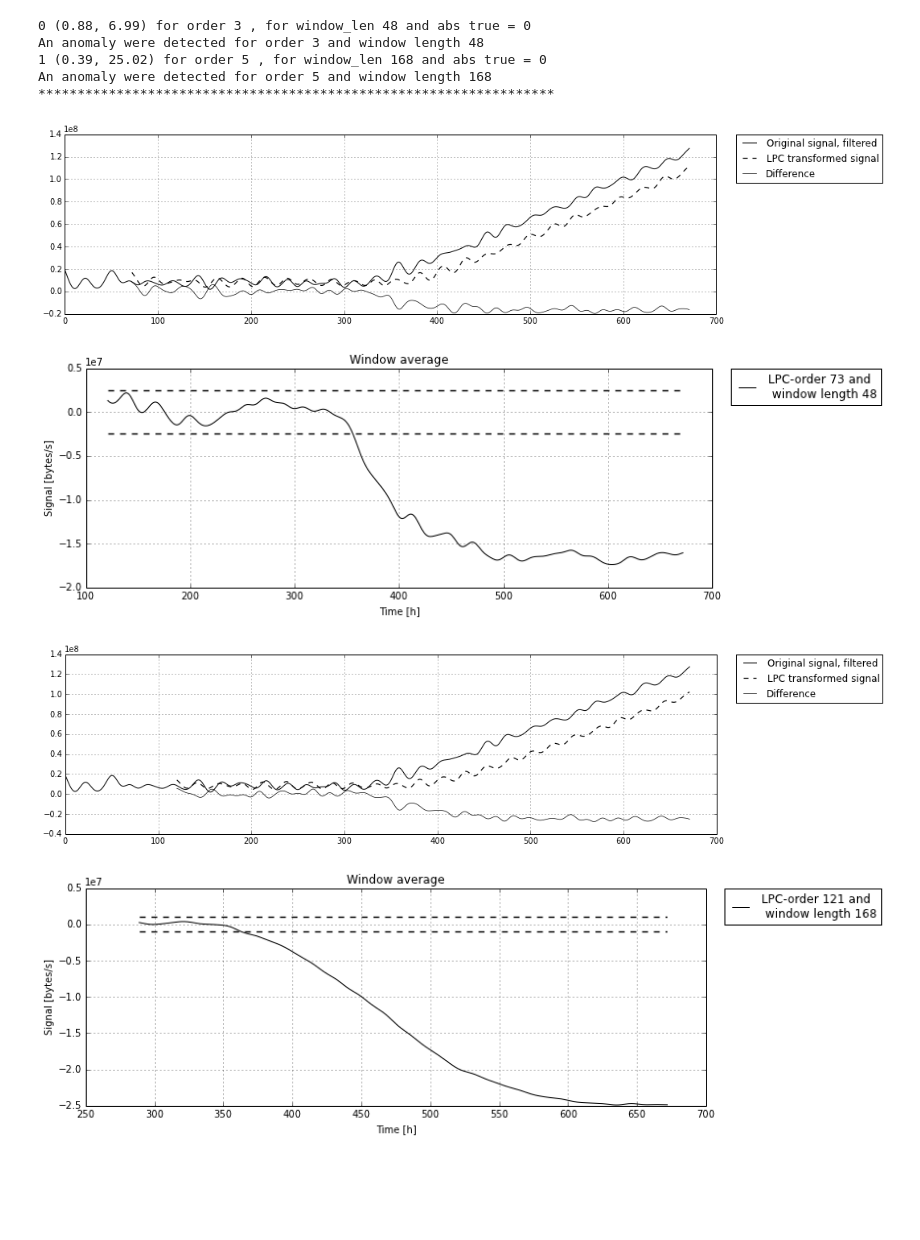
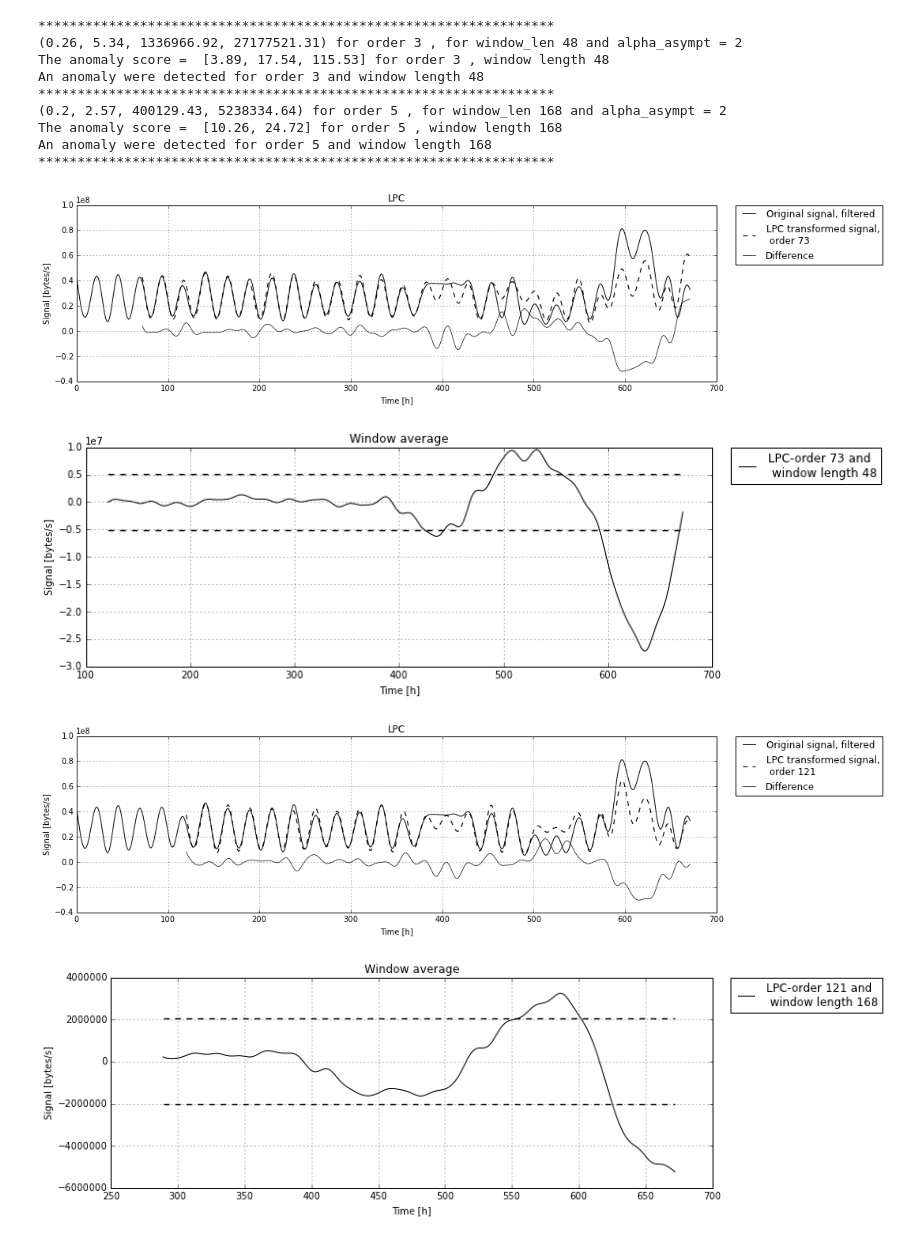
Before and after one commit to arnarn/projekt, a Jupyter notebook: anomaly_detection_lpc.ipynb, the cells around one changed output. Saved outputs shown, nothing was run; the diff lists cells and outputs as text; code cells hidden in the pictures; blank space fills up the shorter version.

```diff
--- a/anomaly_detection_lpc.ipynb
+++ b/anomaly_detection_lpc.ipynb
@@ -409,7 +521,7 @@ point_anomaly_low[524] = 0
 point_anomaly_low[525] = 0
 
 ###
-point_anomaly_high_temp = data_polisher(GETfeature_speeds('HTTP'))
+point_anomaly_high_temp = data_polisher(GETfeature_speeds('YouTube'))
 point_anomaly_high = []
 for x1 in point_anomaly_high_temp[400:736]:
     point_anomaly_high.append(x1)
@@ -419,7 +531,7 @@ point_anomaly_high[512] = 170000000
 point_anomaly_high[513] = 170000000
 
 ### Trend anomaly up (linear function added)
-trend_anomaly_up1_temp = data_polisher(GETfeature_speeds('Unknown'))
+trend_anomaly_up1_temp = data_polisher(GETfeature_speeds('YouTube'))
 trend_anomaly_up1 = []
 for x1 in trend_anomaly_up1_temp[400:736]:
     trend_anomaly_up1.append(x1)
@@ -543,8 +655,15 @@ for x1 in range(550,600):
 for x1 in range(650,700):
     multi_anomalous[x1-64] = anomalous_reference_temp[x1]+anomalous_reference_temp[400]
 
-anomaly_list = [point_anomaly_low, point_anomaly_high, trend_anomaly_up1, trend_anomaly_down1, trend_anomaly_up2, trend_anomaly_down2, jump_anomaly_up, jump_anomaly_down, no_period_anomaly, increased_period_anomaly, halved_frequency, double_frequency, no_anomaly, anomalous_reference, multi_anomalous]
-anomaly_title_list = ["Point anomaly down", "Point anomaly up", "Anomaly trend up", "Anomaly trend down", "Anomalous useage increase", "Anomalous useage decrease", "Jump anomaly up", "Jump anomaly down", "Anomal periodicity decreasing", "Anomal periodicity increasing", "Halved frequency anomaly", "Double frequency anomaly", "No anomaly", "Anomalous reference data set", "Multiple anomalies"]
+
+signature_Unknown_temp = data_polisher(GETfeature_speeds('Unknown'))
+signature_Unknown = []
+for x1 in signature_Unknown_temp[0:672]:
+    signature_Unknown.append(x1)
+
+
+anomaly_list = [point_anomaly_low, point_anomaly_high, trend_anomaly_up1, trend_anomaly_down1, trend_anomaly_up2, trend_anomaly_down2, jump_anomaly_up, jump_anomaly_down, no_period_anomaly, increased_period_anomaly, halved_frequency, double_frequency, no_anomaly, anomalous_reference, multi_anomalous, signature_Unknown]
+anomaly_title_list = ["Point anomaly down", "Point anomaly up", "Anomaly trend up", "Anomaly trend down", "Anomalous useage increase", "Anomalous useage decrease", "Jump anomaly up", "Jump anomaly down", "Anomal periodicity decreasing", "Anomal periodicity increasing", "Halved frequency anomaly", "Double frequency anomaly", "No anomaly", "Anomalous reference data set", "Multiple anomalies", "Signature of unknown data"]
 for x1 in range(0,len(anomaly_list)):
     get_plot(0, anomaly_list[x1], anomaly_title_list[x1], 0)
 # %% [output]
@@ -564,5 +683,6 @@ for x1 in range(0,len(anomaly_list)):
 # %%
 ## LPC only with order 3, window length 48 and order 5, window length 168
+#[0] Normal signal                               no_anomaly
 #[1] Point anomaly (Fig. 3.3)                 A1 point_anomaly_low  point_anomaly_high
 #[2] Trend-jump (Fig. 3.5)                    A2 jump_anomaly_down jump_anomaly_up
 #[3] A trend changing direction (Fig. 3.7)    A3 trend_anomaly_up1 trend_anomaly_down1
@@ -571,62 +691,83 @@ for x1 in range(0,len(anomaly_list)):
 #[6] Changed frequency   		              A6 halved_frequency double_frequency
 #[7] Anomaly located in the reference data    A7 anomalous_reference
 #[8] Multiple anomalies 			          A8 multi_anomalous
-#   Normal signal                                no_anomaly
+#[9] Signature unknown  			          A8 signature_Unknown
+
 
 x1 = -1
-input_signal =  trend_anomaly_up1
+input_signal =  multi_anomalous
 anomaly_vector = []
+alpha_asympt = 2
 abs_true_false = 0
+plot_true_false = 1
 for (order_days,window_len) in [(3,2), (5,7)]:
     x1 = x1+1
     window_len = window_len*24
-    anomaly = LPC_test(order_days, input_signal, abs_true_false, window_len, 1, 1)
+    anomaly = LPC_test(order_days, input_signal, abs_true_false, window_len, alpha_asympt, plot_true_false)
     anomaly_vector.append(anomaly)
     if abs_true_false == 0:
-        print x1, anomaly, 'for order',order_days,', for window_len', window_len,'and abs true =', abs_true_false
+        print '******************************************************************'
+        print anomaly, 'for order',order_days,', for window_len', window_len,'and alpha_asympt =', alpha_asympt
+        temp = LPC_window_sum_only(order_days, input_signal, abs_true_false, window_len, alpha_asympt, 0)#safety,safety+50)
+        threshold_value = temp[0]
+        part1_unfiltered = no_anomaly[:len(input_signal)/2]
+        window_sum = temp[1]
+        a_score = anomaly_scorer1(order_days,window_len,alpha_asympt,threshold_value,window_sum)[2]
+        print 'The anomaly score = ', a_score, 'for order', order_days, ', window length', window_len
     elif abs_true_false == 1:
-        print x1, anomaly, 'for order',order_days,', for window_len', window_len,'and abs true =', abs_true_false
+        print '******************************************************************'
+        print anomaly, 'for order',order_days,', for window_len', window_len,'and abs true =', abs_true_false
+        temp = LPC_window_sum_only(order_days, input_signal, abs_true_false, window_len, alpha_asympt, 0)#safety,safety+50)
+        threshold_value = temp[0]
+        window_sum = temp[1]
+        a_score = anomaly_scorer1(order_days,window_len,alpha_asympt,threshold_value,window_sum)[2]
+        print 'The anomaly score = ', a_score, 'for order', order_days, ', window length', window_len
     if anomaly[0] > 1:
         print 'The reference data set is anomalous for order', order_days, 'and window length', window_len
     if anomaly[1] > 1:
         print 'An anomaly were detected for order', order_days, 'and window length', window_len
 print '******************************************************************'
+
 anomaly_ratio = []
 normal_only = []
 anomaly_only = []
 for x1 in range(0,len(anomaly_vector)):
     anomaly_ratio.append(anomaly_vector[x1][1]/anomaly_vector[x1][0])
     normal_only.append(anomaly_vector[x1][0])
     anomaly_only.append(anomaly_vector[x1][1])
     if anomaly_ratio[-1] == max(anomaly_ratio):
         dummy_number = x1
 
 anomaly_ratio = []
 normal_only = []
 anomaly_only = []
 for x1 in range(0,len(anomaly_vector)):
     anomaly_ratio.append(anomaly_vector[x1][1]/anomaly_vector[x1][0])
     normal_only.append(anomaly_vector[x1][0])
     anomaly_only.append(anomaly_vector[x1][1])
     if anomaly_ratio[-1] == max(anomaly_ratio):
         dummy_ratio = x1
     if normal_only[-1] == max(normal_only):
         dummy_normal = x1
     if anomaly_only[-1] == max(anomaly_only):
         dummy_anomaly = x1
     if anomaly_ratio[-1] == min(anomaly_ratio):
         dummy_ratio_min = x1
     if normal_only[-1] == min(normal_only):
         dummy_normal_min = x1
     if anomaly_only[-1] == min(anomaly_only):
         dummy_anomaly_min = x1
 # %% [output]
-0 (0.88, 6.99) for order 3 , for window_len 48 and abs true = 0
+******************************************************************
+(0.26, 5.34, 1336966.92, 27177521.31) for order 3 , for window_len 48 and alpha_asympt = 2
+The anomaly score =  [3.89, 17.54, 115.53] for order 3 , window length 48
 An anomaly were detected for order 3 and window length 48
-1 (0.39, 25.02) for order 5 , for window_len 168 and abs true = 0
+******************************************************************
+(0.2, 2.57, 400129.43, 5238334.64) for order 5 , for window_len 168 and alpha_asympt = 2
+The anomaly score =  [10.26, 24.72] for order 5 , window length 168
 An anomaly were detected for order 5 and window length 168
 ******************************************************************
-[figure, old version]
+[figure, new version]
-[figure, old version]
+[figure, new version]
-[figure, old version]
+[figure, new version]
-[figure, old version]
+[figure, new version]
```
Also changed, not shown: parts of 3 cells of this notebook.
